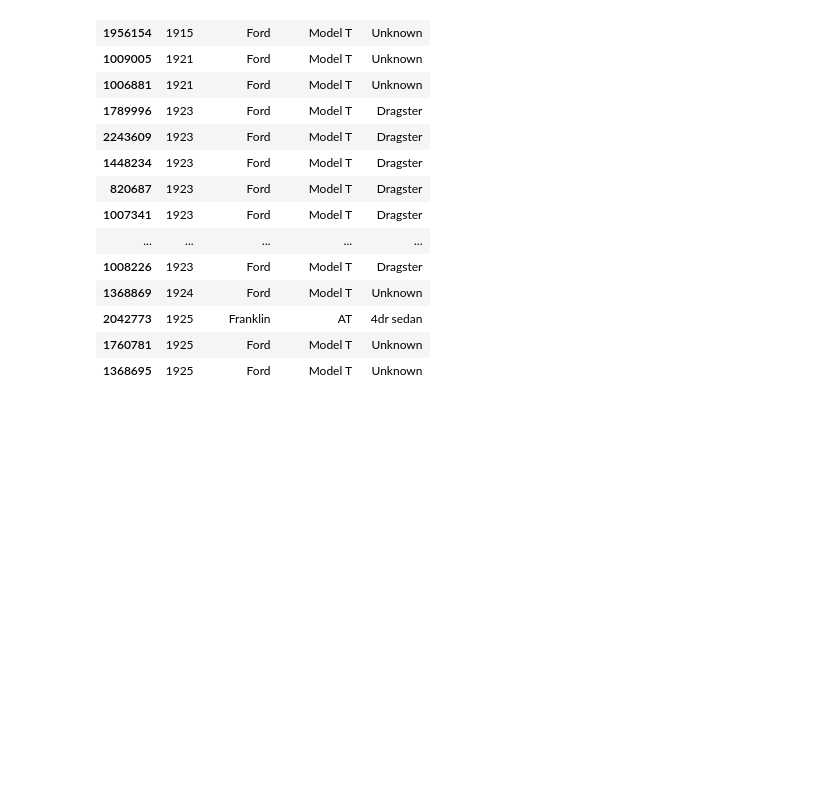
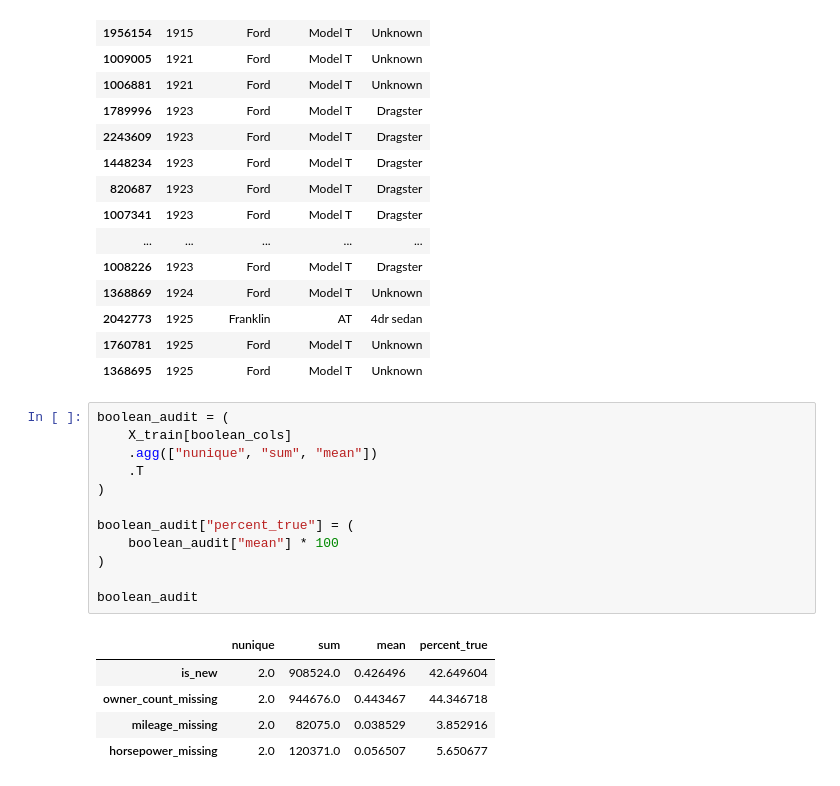
Before and after one commit to CaseyKiiza2026/vehicle-valuation-platform, a Jupyter notebook: notebooks/feature_engineering.ipynb, the cells around one changed output. Cells and saved outputs as stored; diff of their text form; blank space fills up the shorter version.

Commit message:
Worked on Boolean audit

```diff
--- a/notebooks/feature_engineering.ipynb
+++ b/notebooks/feature_engineering.ipynb
@@ -2750,3 +2750,21 @@ X_train[
 | 2042773 | 1925 | Franklin | AT | 4dr sedan |
 | 1760781 | 1925 | Ford | Model T | Unknown |
 | 1368695 | 1925 | Ford | Model T | Unknown |
+# %%
+boolean_audit = (
+    X_train[boolean_cols]
+    .agg(["nunique", "sum", "mean"])
+    .T
+)
+
+boolean_audit["percent_true"] = (
+    boolean_audit["mean"] * 100
+)
+
+boolean_audit
+# %% [output]
+|  | nunique | sum | mean | percent_true |
+| is_new | 2.0 | 908524.0 | 0.426496 | 42.649604 |
+| owner_count_missing | 2.0 | 944676.0 | 0.443467 | 44.346718 |
+| mileage_missing | 2.0 | 82075.0 | 0.038529 | 3.852916 |
+| horsepower_missing | 2.0 | 120371.0 | 0.056507 | 5.650677 |
```
Also changed, not shown: parts of 5 cells of this notebook.
